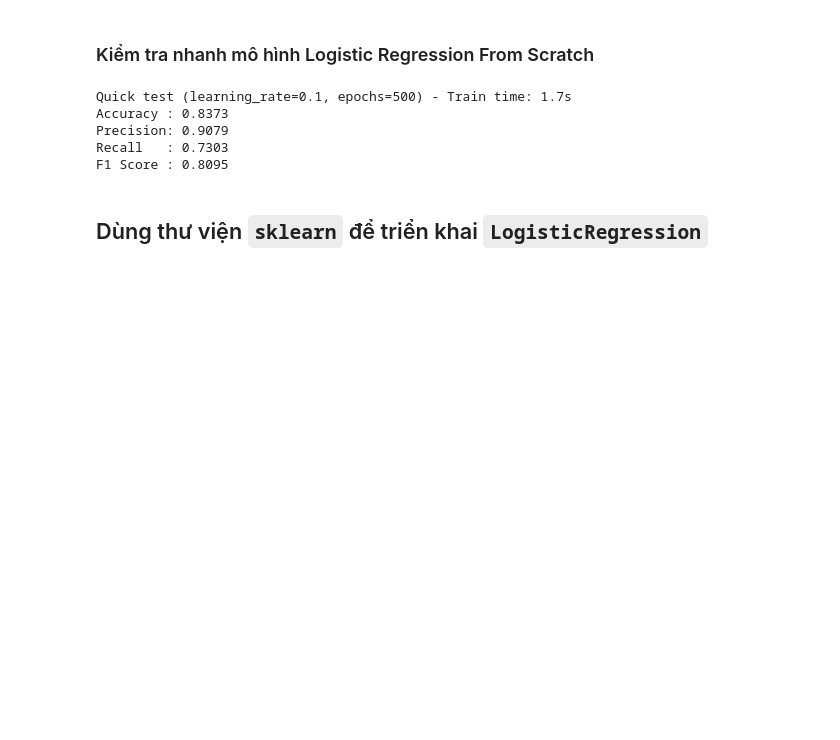
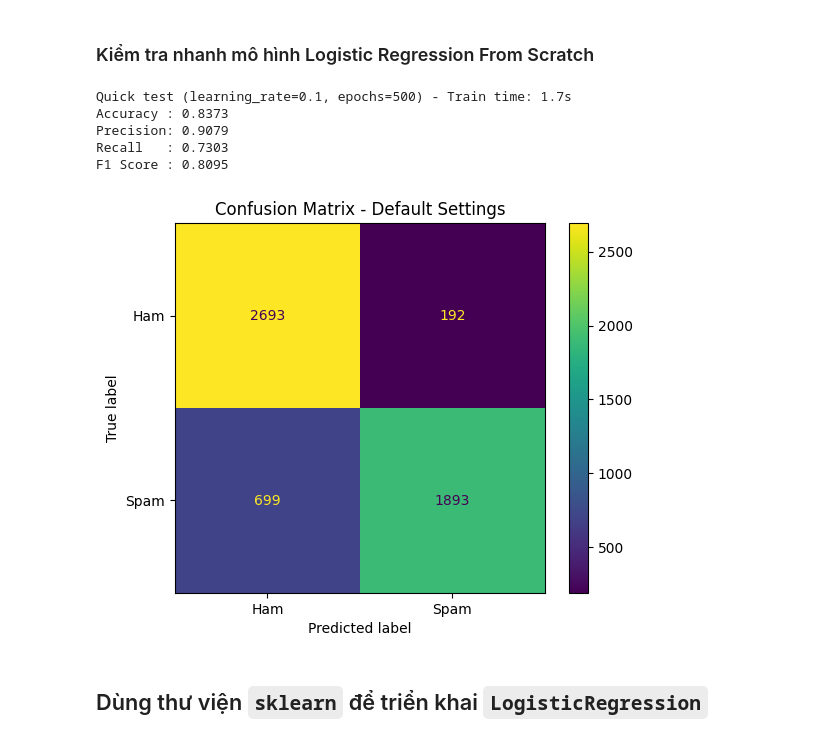
Before and after one commit to itsanhkhoi12/UTH-MACHINE-LEARNING-ASSIGNMENTS-GR02, a Jupyter notebook: practice_1/04-train-logistic-regression.ipynb, the cells around one changed output. Cells and saved outputs as stored; diff of their text form; code cells hidden in the pictures; blank space fills up the shorter version.

```diff
--- a/practice_1/04-train-logistic-regression.ipynb
+++ b/practice_1/04-train-logistic-regression.ipynb
@@ -165,6 +167,15 @@ Accuracy : 0.8373
 Precision: 0.9079
 Recall   : 0.7303
 F1 Score : 0.8095
+# %%
+# Tạo Confusion Matrix biểu diễn dự đoán tối ưu ngưỡng
+cm = confusion_matrix(y_test, quick_pred)
+disp = ConfusionMatrixDisplay(confusion_matrix=cm, display_labels=['Ham', 'Spam'])
+disp.plot()
+plt.title('Confusion Matrix - Default Settings')
+plt.show()
+# %% [output]
+[figure, added]
 # %% [markdown]
 ## Dùng thư viện `sklearn` để triển khai `LogisticRegression`
 # %%
```
Also changed, not shown: parts of 1 cell of this notebook, 12 other files.
